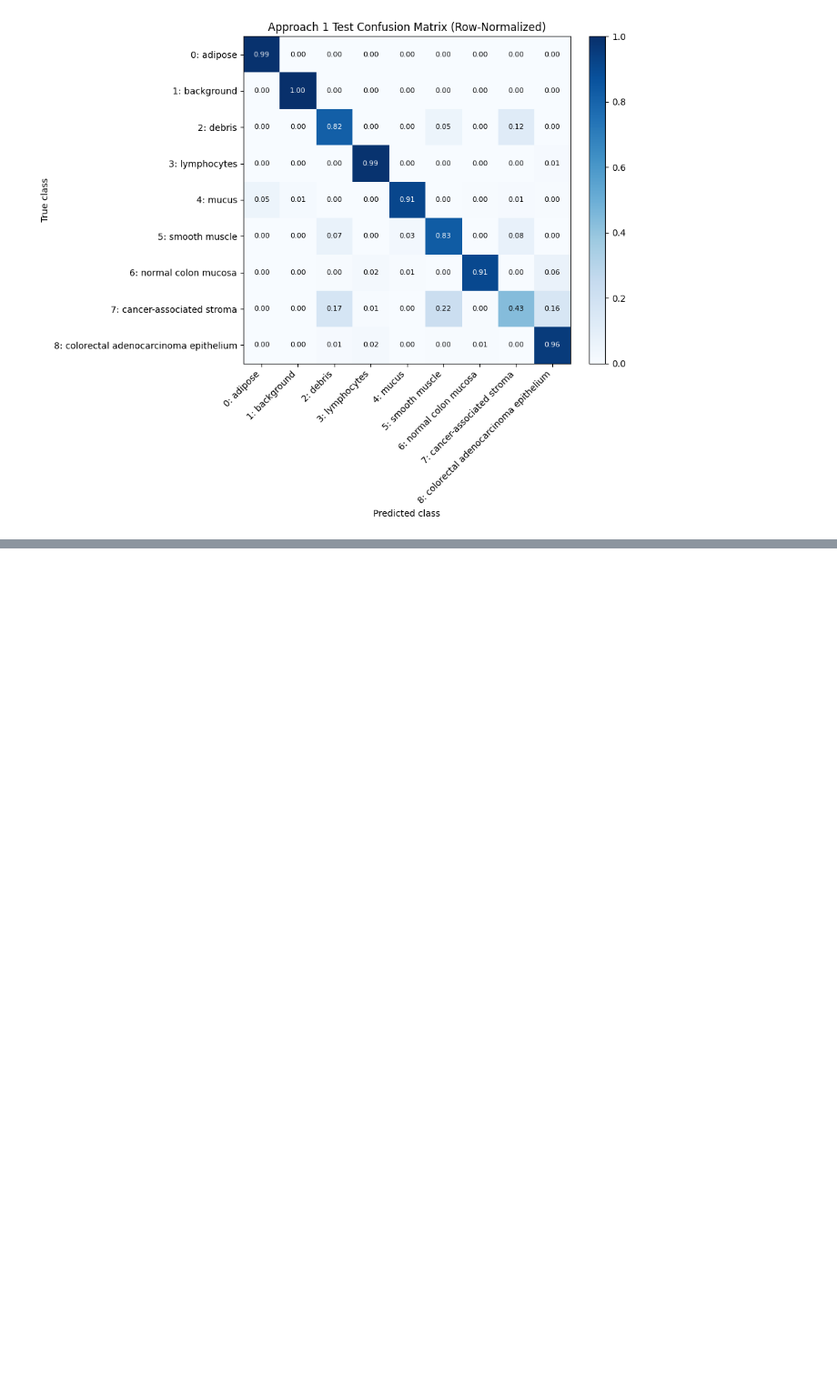
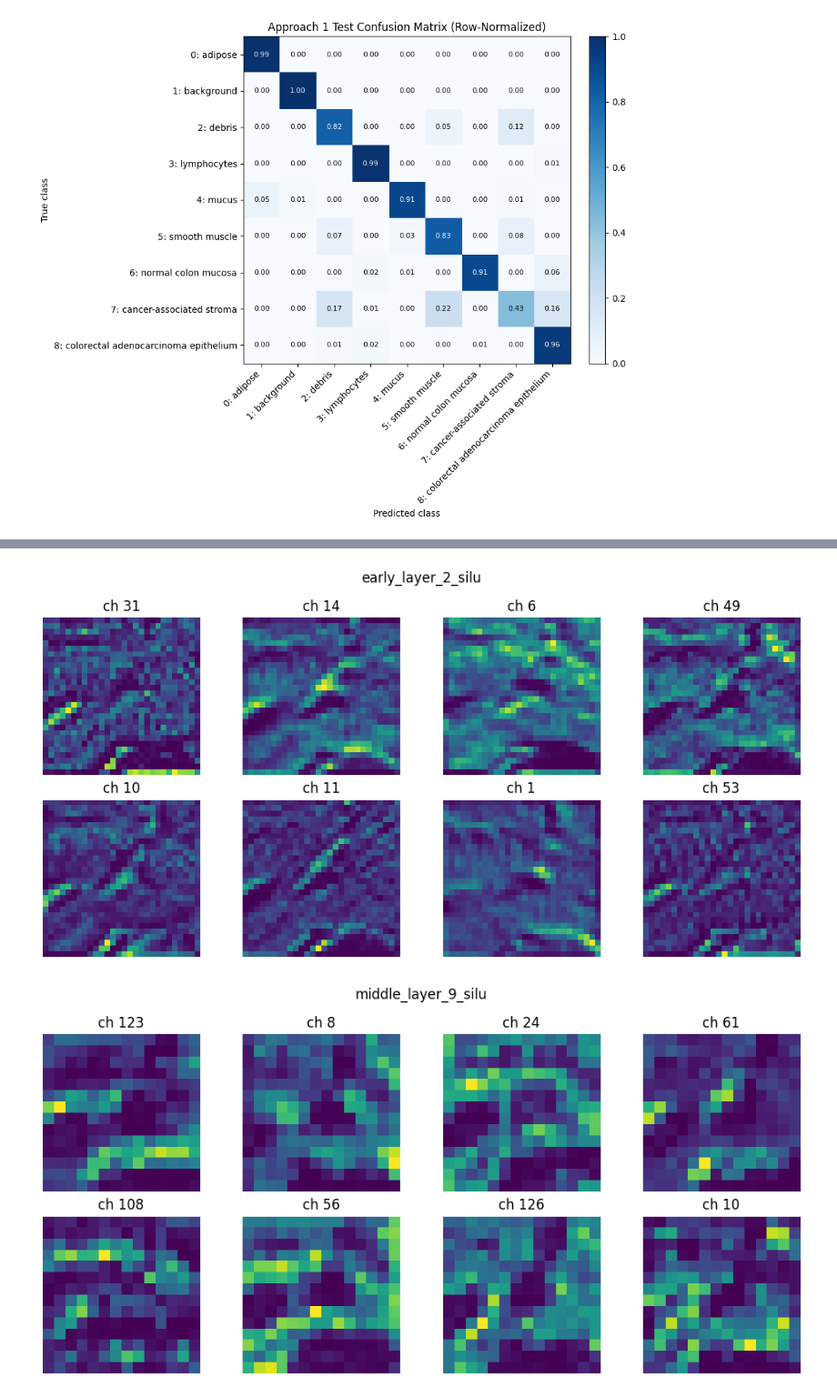
Before and after one commit to nickzerjeski/pathmnist-classification-improvement, a Jupyter notebook: notebooks/approach_01_cancer_vs_rest_override.ipynb, the cells around one changed output, grey strips where cells are left out. Shown at 91% size. Saved outputs shown, nothing was run; the diff lists cells and outputs as text; code cells hidden in the pictures; blank space fills up the shorter version.

```diff
--- a/notebooks/approach_01_cancer_vs_rest_override.ipynb
+++ b/notebooks/approach_01_cancer_vs_rest_override.ipynb
@@ -419,0 +756,25 @@ plt.show()
+# %%
+def plot_top_feature_maps(layer_name, activation, top_k=8):
+    maps = activation.squeeze(0)
+    scores = maps.flatten(1).mean(dim=1)
+    top_indices = torch.topk(scores, k=min(top_k, maps.shape[0])).indices.tolist()
+    cols = 4
+    rows = int(np.ceil(len(top_indices) / cols))
+    fig, axes = plt.subplots(rows, cols, figsize=(10, 2.5 * rows))
+    axes = np.asarray(axes).reshape(-1)
+    for ax, channel_idx in zip(axes, top_indices):
+        feature_map = maps[channel_idx].numpy()
+        ax.imshow(feature_map, cmap='viridis')
+        ax.set_title(f'ch {channel_idx}')
+        ax.axis('off')
+    for ax in axes[len(top_indices):]:
+        ax.axis('off')
+    fig.suptitle(layer_name)
+    fig.tight_layout()
+    plt.show()
+
+for layer_name, activation in activations.items():
+    plot_top_feature_maps(layer_name, activation)
+# %% [output]
+[figure, added]
+[figure, added]
```
Also changed, not shown: parts of 18 cells of this notebook, 10 other files.
